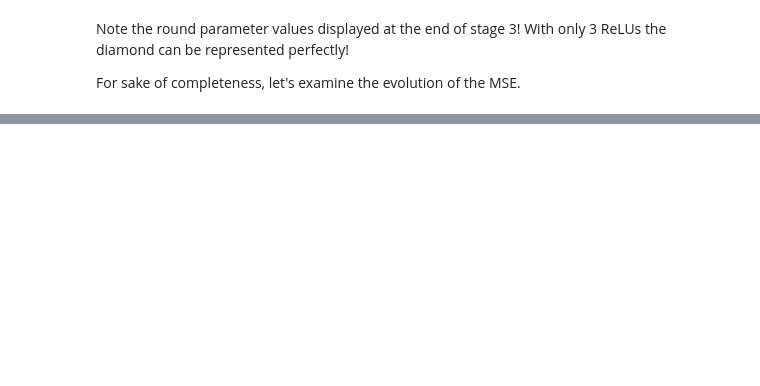
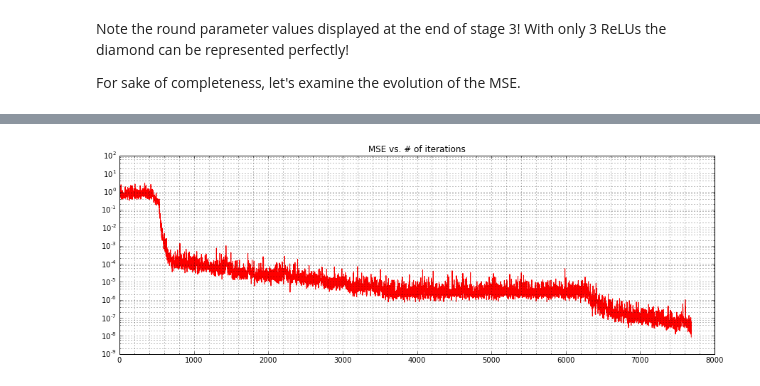
Before and after one commit to vadaszd/rsptime-simu, a Jupyter notebook: ReLU 02 - Improve optimization.ipynb, the cells around one changed output, grey strips where cells are left out. Saved outputs shown, nothing was run; the diff lists cells and outputs as text; code cells hidden in the pictures; blank space fills up the shorter version.

```diff
--- a/ReLU 02 - Improve optimization.ipynb
+++ b/ReLU 02 - Improve optimization.ipynb
@@ -987,0 +1228,20 @@ In the last 500 iterations the parameter-vector drifts away from the optimum. Il
+# %%
+%%time
+class DiamondLineSearch(object):
+
+    # alpha=-100, beta=0.0 ensure the child response times do not contain
+    # additive noise
+    graph = FSBGraph()
+    graph.add_edge('start', 'B1', alpha=-100, beta=0.0)
+    graph.add_edge('start', 'B2', alpha=-100, beta=0.0)
+    graph.add_edge('B1', 'end', alpha=-100, beta=0.0)
+    graph.add_edge('B2', 'end', alpha=-100, beta=0.0)
+    graph.add_edge('B1', 'B2', alpha=-100, beta=0.0)
+
+    #graph.start_node, graph.end_node = graph.nodes['start'], graph.nodes['end']
+    graph.start_node, graph.end_node = 'start', 'end'
+    data = FSBSampler(graph, num_children=5)
+    RNN = createNWayRNNLineSearch(5, leak=-1.0, oversizing=1)
+    rnn = RNN(step_size_limits=(1e-6, 1.0), momentum=0.9, l_min=-4, l_max=-2,
+                training_steps=8000, data=data,
+                batch_size=128, MSE_limit=1e-8, rng=np.random.RandomState(1236), num_runs=1)
@@ -987,0 +1266,10 @@ In the last 500 iterations the parameter-vector drifts away from the optimum. Il
+# %%
+plt.figure(figsize=(15, 5))
+plt.title('MSE vs. # of iterations')
+plt.grid(which='both')
+plt.minorticks_on()
+plt.plot(DiamondLineSearch.rnn.MSEs, color='red')
+plt.yscale('log')
+plt.show()
+# %% [output]
+[figure, added]
```
Also changed, not shown: parts of 21 cells of this notebook, 1 other file.
